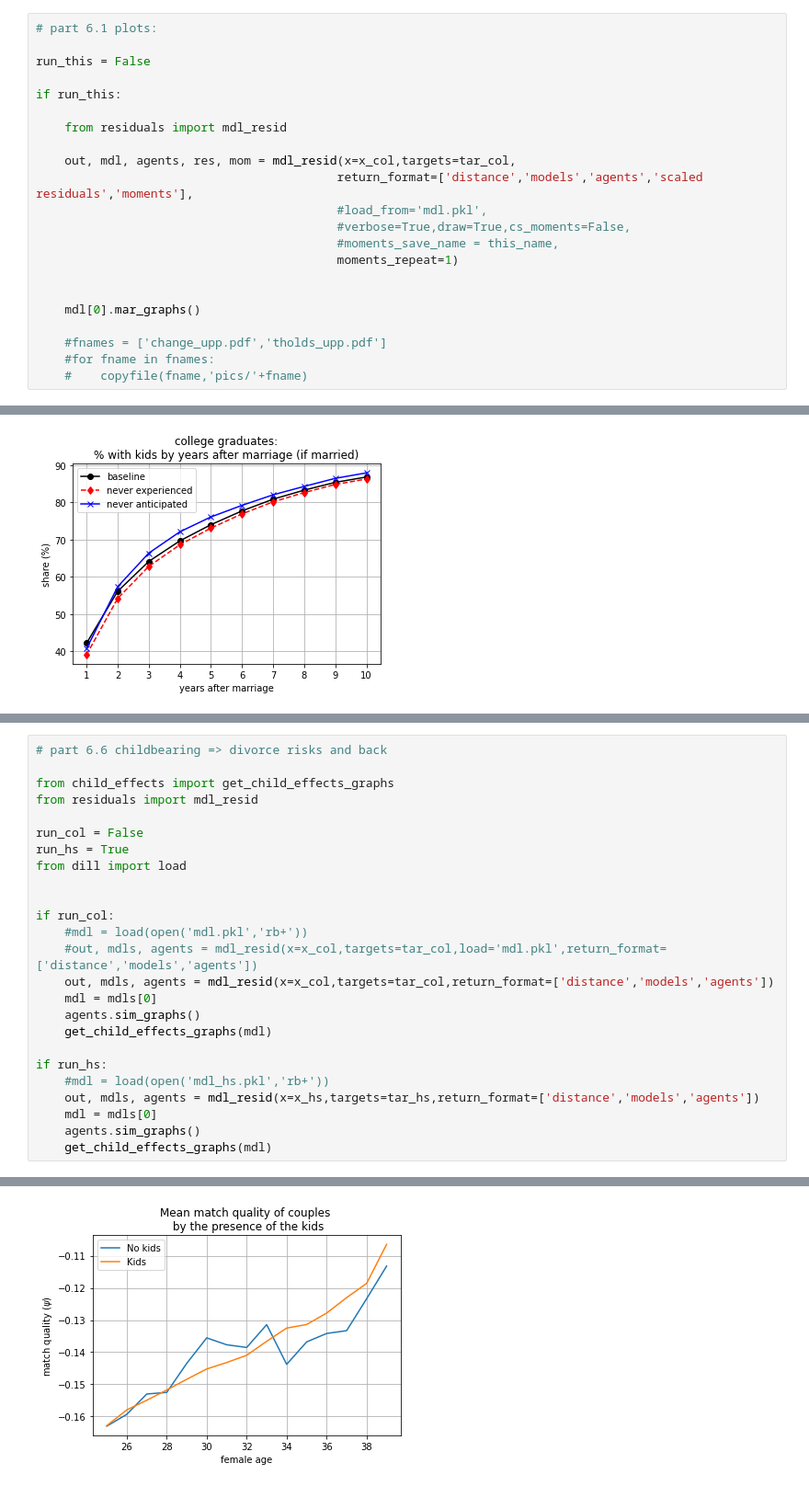
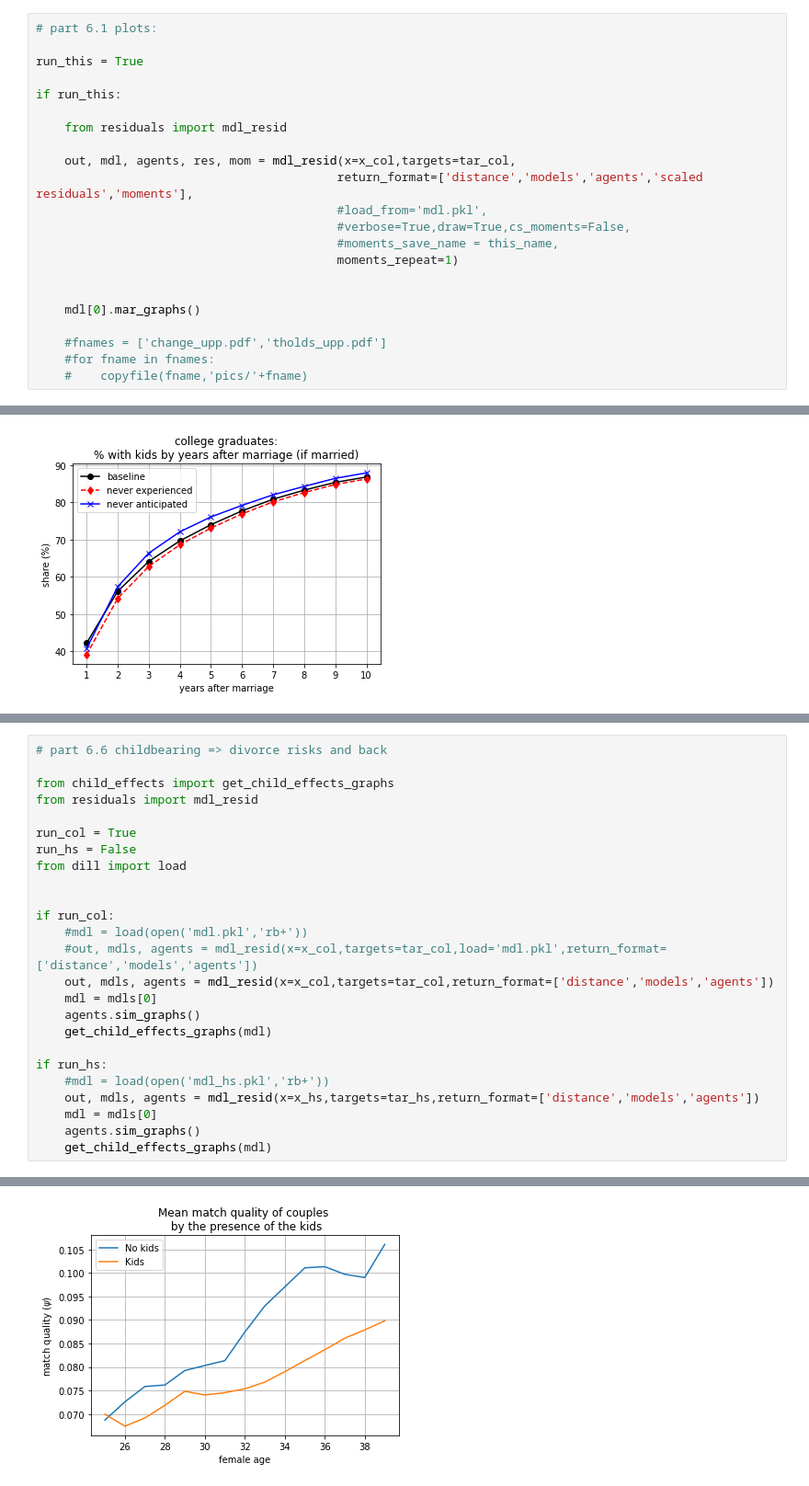
Before and after one commit to egorkozlov/py_shotgun, a Jupyter notebook: fit_graphs_and_tables.ipynb, the cells around one changed output, grey strips where cells are left out. Shown at 92% size. Drawn from its saved outputs; the diff is of its cells as text.

```diff
--- a/fit_graphs_and_tables.ipynb
+++ b/fit_graphs_and_tables.ipynb
@@ -163,7 +165,7 @@ failed to plot child welfare
 # %%
 # part 6.1 plots:
 
-run_this = False
+run_this = True
 
 if run_this:
 
@@ -496,8 +516,8 @@ population MF at 35 & 52.4 & 31.8 & 79.1 & 33.6 & 11.6 & 40.1 & 44.8 & 49.8 & 52
 from child_effects import get_child_effects_graphs
 from residuals import mdl_resid
 
-run_col = False
-run_hs = True
+run_col = True
+run_hs = False
 from dill import load
 
 
@@ -536 +556 @@ for desc no kid at horizon 12 ever div at 40 is 0.26857142857142857
-[figure, old version]
+[figure, new version]
```
Also changed, not shown: parts of 15 cells of this notebook, 5 other files.
